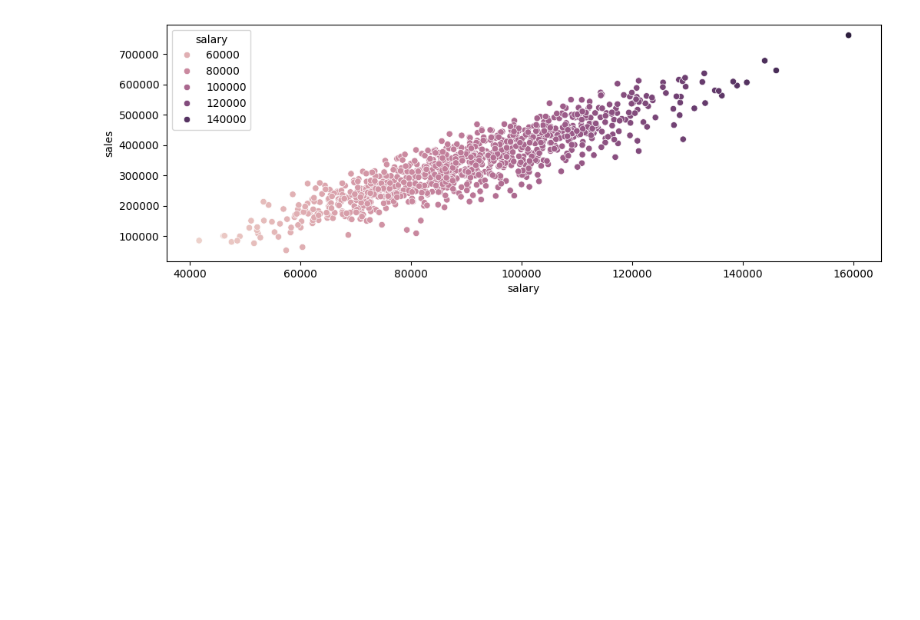
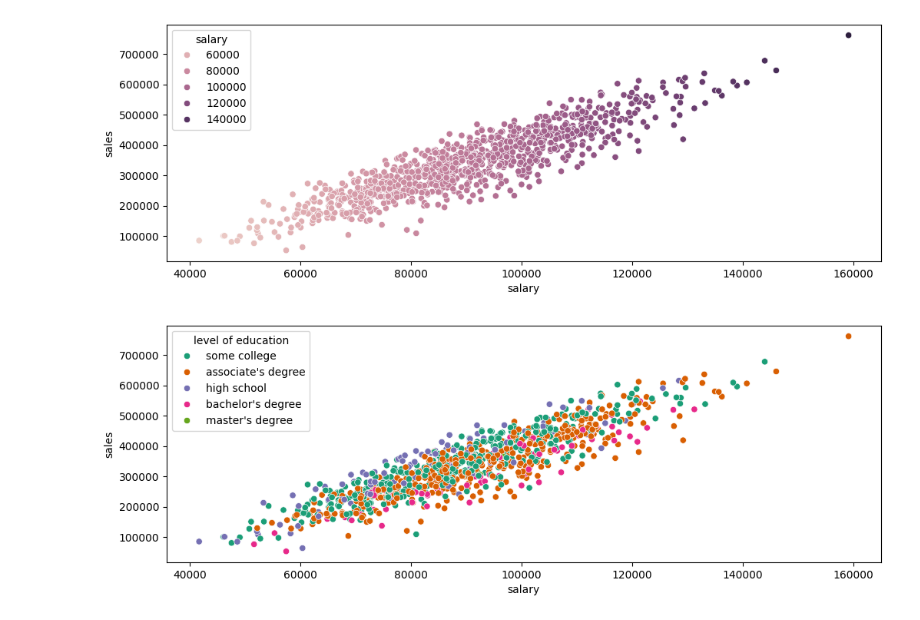
Before and after one commit to che711/DS_ML_course, a Jupyter notebook: lesson5_Seaborn/lesson1_scatter_plots.ipynb, the cells around one changed output. Drawn from its saved outputs; the diff is of its cells as text; code cells hidden in the pictures; blank space fills up the shorter version.

```diff
--- a/lesson5_Seaborn/lesson1_scatter_plots.ipynb
+++ b/lesson5_Seaborn/lesson1_scatter_plots.ipynb
@@ -33,5 +33,7 @@ sns.scatterplot(x='salary', y='sales', data=df, hue='salary');
 # %%
 plt.figure(figsize=(12,4))
 
-sns.scatterplot(x='salary', y='sales', data=df, hue='level of education');
+sns.scatterplot(x='salary', y='sales', data=df, hue='level of education', palette='Dark2');
 # plt.show(sns.scatterplot(x='salary', y='sales', data=df))
+# %% [output]
+[figure, added]
```
Also changed, not shown: parts of 3 cells of this notebook, 1 other file.
